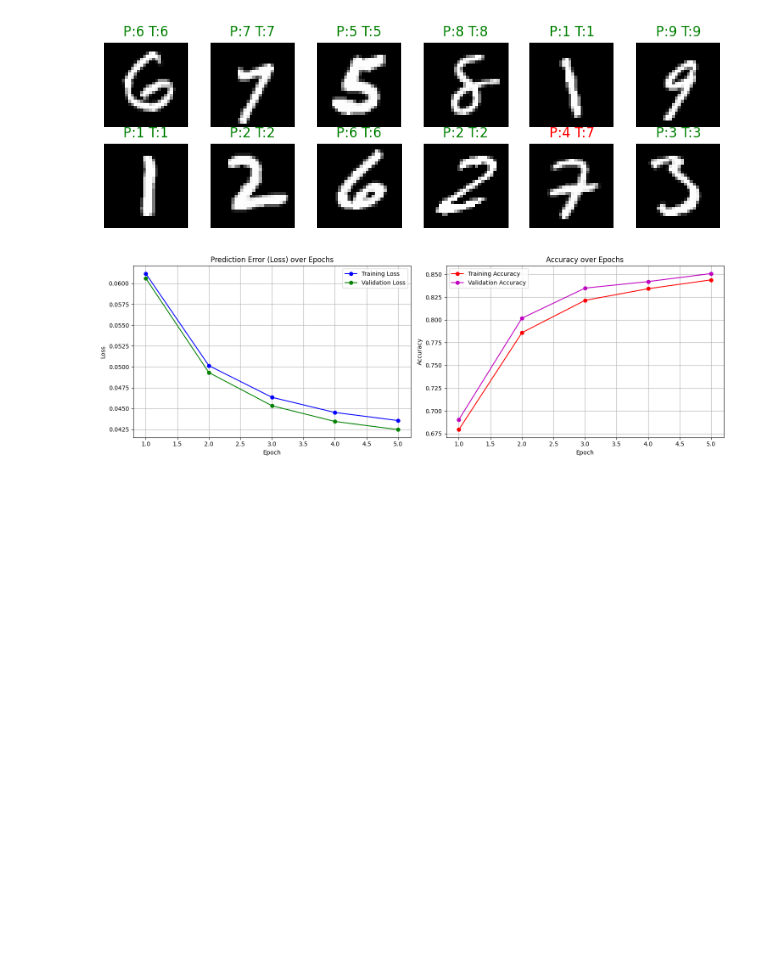
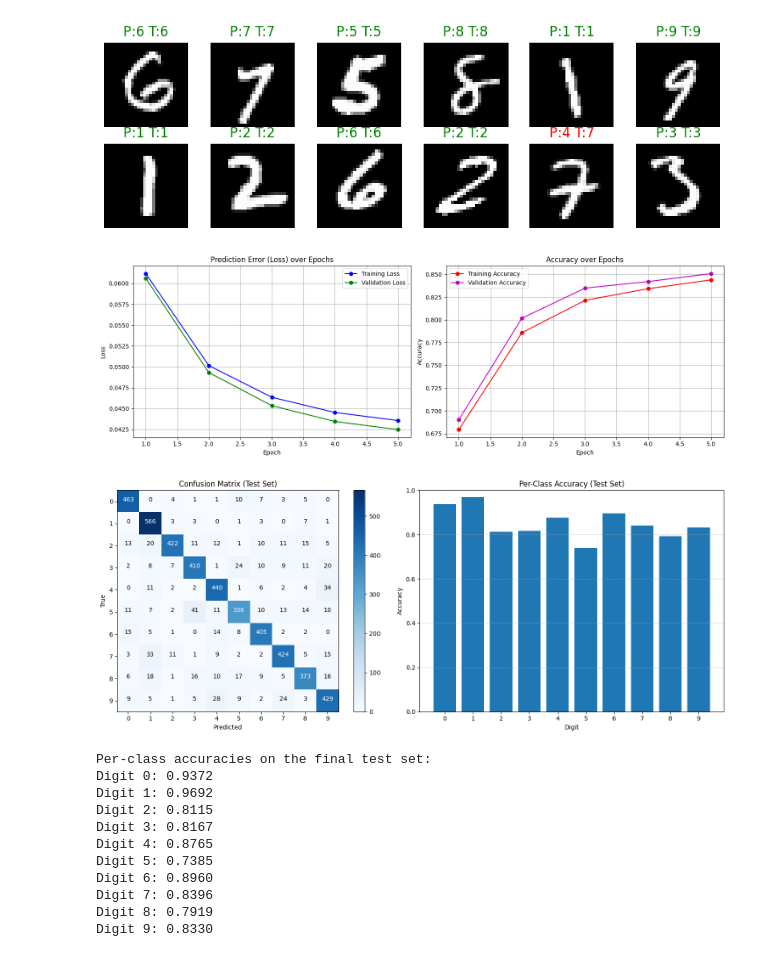
Before and after one commit to dagemawinegash/predictive-coding-image-classifier, a Jupyter notebook: predictive_coding.ipynb, the cells around one changed output. Drawn from its saved outputs; the diff is of its cells as text; code cells hidden in the pictures; blank space fills up the shorter version.

Commit message:
generate confusion matrix and per-class accuracy

```diff
--- a/predictive_coding.ipynb
+++ b/predictive_coding.ipynb
@@ -352,3 +352,69 @@ plt.tight_layout()
 plt.show()
 # %% [output]
 [figure]
+# %%
+plt.figure(figsize=(15, 6))
+
+model.eval()
+y_true = []
+y_pred = []
+with torch.no_grad():
+    for images, labels in test_loader:
+        images, labels = images.to(device), labels.to(device)
+        zs = model.predict(images)
+        preds = zs[-1].argmax(dim=1)
+        y_true.extend(labels.cpu().numpy())
+        y_pred.extend(preds.cpu().numpy())
+
+# calculate the confusion matrix
+conf_matrix = np.zeros((10, 10))
+for t, p in zip(y_true, y_pred):
+    conf_matrix[t, p] += 1
+
+# confusion Matrix
+plt.subplot(1, 2, 1)
+plt.imshow(conf_matrix, interpolation='nearest', cmap='Blues')
+plt.title('Confusion Matrix (Test Set)')
+plt.colorbar()
+plt.xlabel('Predicted')
+plt.ylabel('True')
+plt.xticks(np.arange(10), [str(i) for i in range(10)])
+plt.yticks(np.arange(10), [str(i) for i in range(10)])
+
+thresh = conf_matrix.max() / 2.
+for i in range(10):
+    for j in range(10):
+        plt.text(j, i, int(conf_matrix[i, j]),
+                horizontalalignment="center",
+                color="white" if conf_matrix[i, j] > thresh else "black")
+
+# Per-Class Accuracy
+plt.subplot(1, 2, 2)
+per_class_acc = conf_matrix.diagonal() / conf_matrix.sum(axis=1)
+plt.bar(range(10), per_class_acc)
+plt.title('Per-Class Accuracy (Test Set)')
+plt.xlabel('Digit')
+plt.ylabel('Accuracy')
+plt.ylim(0, 1)
+plt.xticks(np.arange(10), [str(i) for i in range(10)])
+plt.grid(axis='y', linestyle='--', alpha=0.7)
+
+plt.tight_layout()
+plt.show()
+
+print("\nPer-class accuracies on the final test set:")
+for digit, acc in enumerate(per_class_acc):
+    print(f"Digit {digit}: {acc:.4f}")
+# %% [output]
+[figure, added]
+Per-class accuracies on the final test set:
+Digit 0: 0.9372
+Digit 1: 0.9692
+Digit 2: 0.8115
+Digit 3: 0.8167
+Digit 4: 0.8765
+Digit 5: 0.7385
+Digit 6: 0.8960
+Digit 7: 0.8396
+Digit 8: 0.7919
+Digit 9: 0.8330
```
